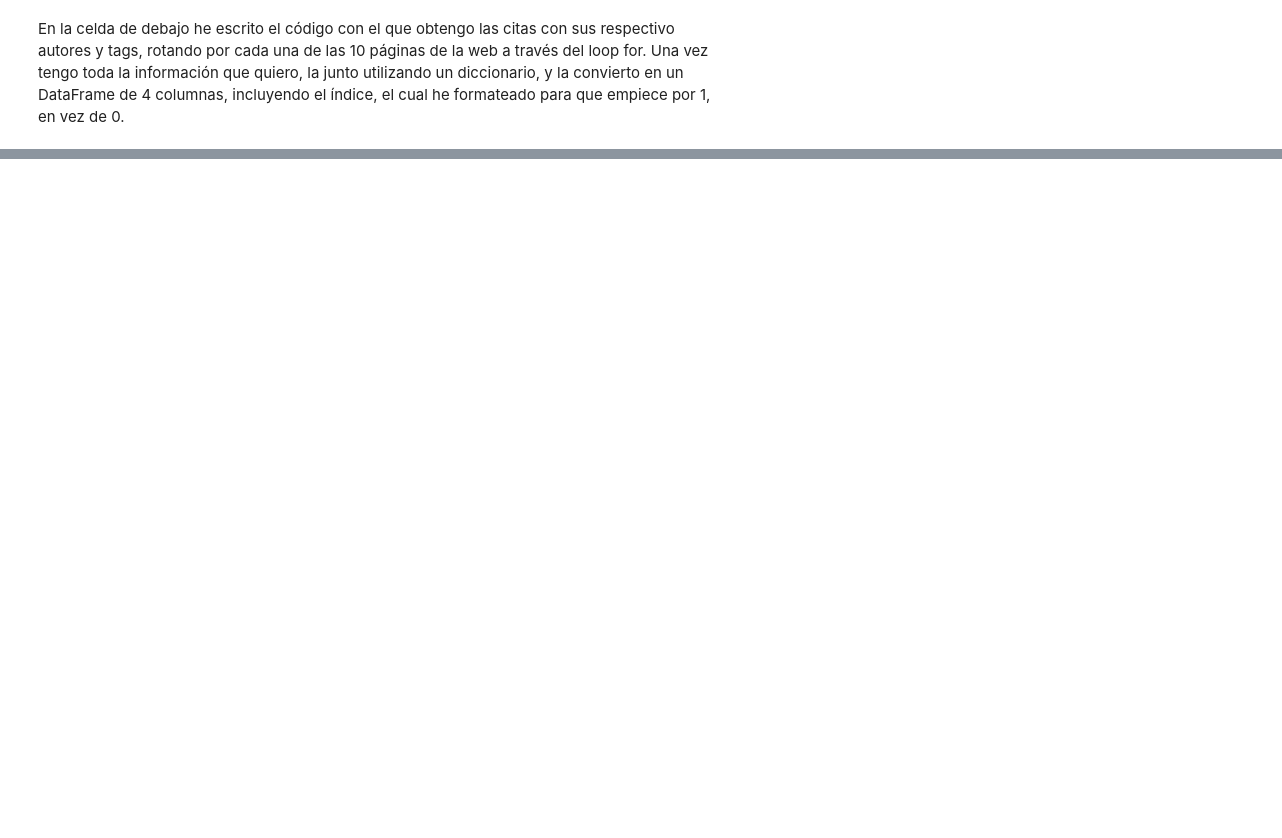
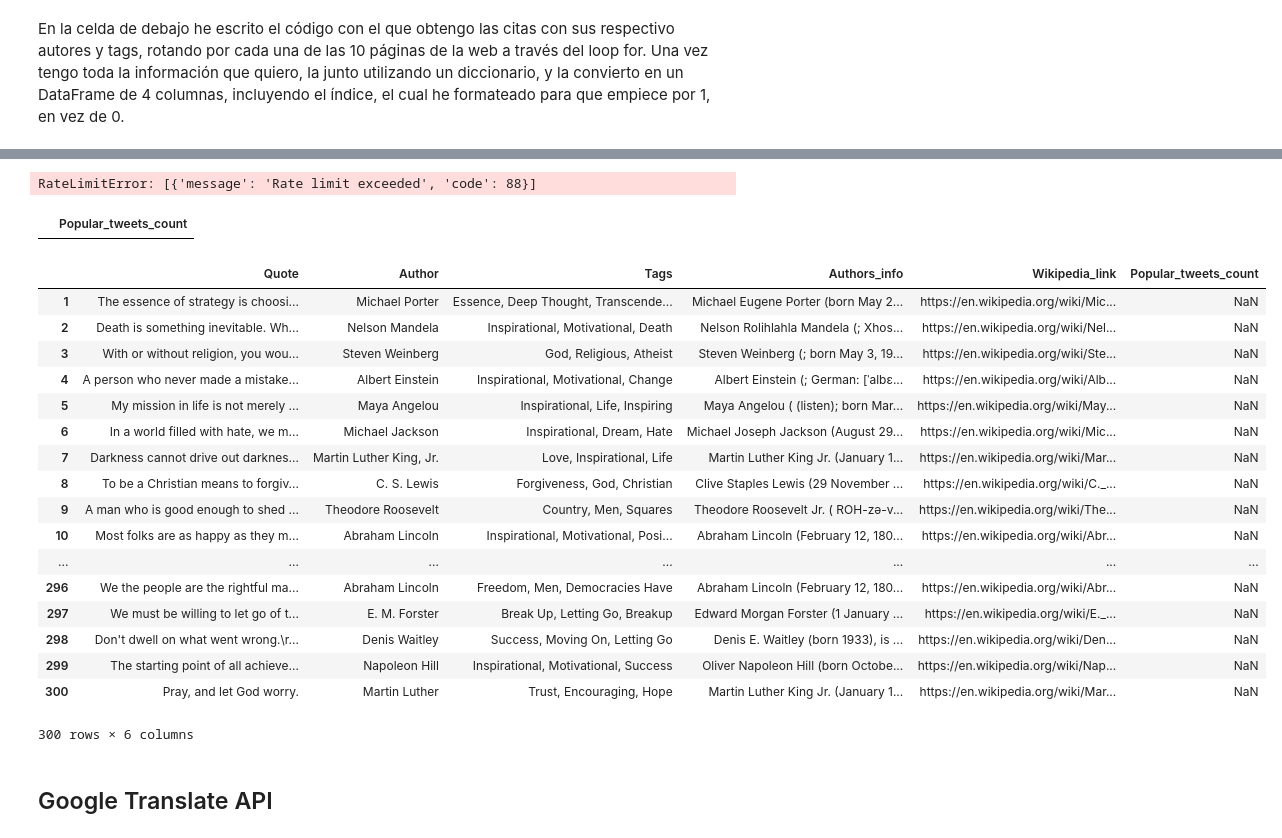
Before and after one commit to alejandroperela/datamad0119, a Jupyter notebook: module-1/web-project/your-code/Main.ipynb, the cells around one changed output, grey strips where cells are left out. Saved outputs shown, nothing was run; the diff lists cells and outputs as text; code cells hidden in the pictures; blank space fills up the shorter version.

```diff
--- a/module-1/web-project/your-code/Main.ipynb
+++ b/module-1/web-project/your-code/Main.ipynb
@@ -152,0 +118,3 @@ print(DATA)
+# %%
+final = pd.concat([data, info], axis = 1, )
+final.head()
@@ -152,0 +136,47 @@ print(DATA)
+# %%
+API_KEY = "RMWYgf9Sqeg5KHXZBXIDObEYr"
+API_SECRET = "7Bn4txTaTp5RW3mIVWJ5E8aIw1k4KvUzkd8HWGvzcH1TwqM4Qk"
+ACCESS_TOKEN = "385891004-NSZjAh60rbYBC1yb4VxTC4uqyabLSdT29hBFhEMw"
+ACCESS_TOKEN_SECRET = "7PRcEc2X3ZZ44q45u8DQ6pjvlsxAxGNYNGKrd06XDeLAu"
+
+auth = tweepy.OAuthHandler(API_KEY, API_SECRET)
+auth.set_access_token(ACCESS_TOKEN, ACCESS_TOKEN_SECRET)
+api = tweepy.API(auth)
+# %%
+lista_tweets = []
+
+for author in merged_authors:
+    results = api.search(q=aut, result_type = "recent", count = 100)
+    lista_tweets.append(len(results))
+# %% [output]
+RateLimitError: [{'message': 'Rate limit exceeded', 'code': 88}]
+# %%
+lista_tweets = pd.DataFrame({'Popular_tweets_count':lista_tweets})
+lista_tweets.index = np.arange(1, len(lista_tweets)+1)
+lista_tweets.head(35)
+# %% [output]
+|  | Popular_tweets_count |
+# %%
+final2 = pd.concat([final, lista_tweets], axis = 1, )
+final2.head(300)
+# %% [output]
+|  | Quote | Author | Tags | Authors_info | Wikipedia_link | Popular_tweets_count |
+| 1 | The essence of strategy is choosi... | Michael Porter | Essence, Deep Thought, Transcende... | Michael Eugene Porter (born May 2... | https://en.wikipedia.org/wiki/Mic... | NaN |
+| 2 | Death is something inevitable. Wh... | Nelson Mandela | Inspirational, Motivational, Death | Nelson Rolihlahla Mandela (; Xhos... | https://en.wikipedia.org/wiki/Nel... | NaN |
+| 3 | With or without religion, you wou... | Steven Weinberg | God, Religious, Atheist | Steven Weinberg (; born May 3, 19... | https://en.wikipedia.org/wiki/Ste... | NaN |
+| 4 | A person who never made a mistake... | Albert Einstein | Inspirational, Motivational, Change | Albert Einstein (; German: [ˈalbɛ... | https://en.wikipedia.org/wiki/Alb... | NaN |
+| 5 | My mission in life is not merely ... | Maya Angelou | Inspirational, Life, Inspiring | Maya Angelou ( (listen); born Mar... | https://en.wikipedia.org/wiki/May... | NaN |
+| 6 | In a world filled with hate, we m... | Michael Jackson | Inspirational, Dream, Hate | Michael Joseph Jackson (August 29... | https://en.wikipedia.org/wiki/Mic... | NaN |
+| 7 | Darkness cannot drive out darknes... | Martin Luther King, Jr. | Love, Inspirational, Life | Martin Luther King Jr. (January 1... | https://en.wikipedia.org/wiki/Mar... | NaN |
+| 8 | To be a Christian means to forgiv... | C. S. Lewis | Forgiveness, God, Christian | Clive Staples Lewis (29 November ... | https://en.wikipedia.org/wiki/C._... | NaN |
+| 9 | A man who is good enough to shed ... | Theodore Roosevelt | Country, Men, Squares | Theodore Roosevelt Jr. ( ROH-zə-v... | https://en.wikipedia.org/wiki/The... | NaN |
+| 10 | Most folks are as happy as they m... | Abraham Lincoln | Inspirational, Motivational, Posi... | Abraham Lincoln (February 12, 180... | https://en.wikipedia.org/wiki/Abr... | NaN |
+| ... | ... | ... | ... | ... | ... | ... |
+| 296 | We the people are the rightful ma... | Abraham Lincoln | Freedom, Men, Democracies Have | Abraham Lincoln (February 12, 180... | https://en.wikipedia.org/wiki/Abr... | NaN |
+| 297 | We must be willing to let go of t... | E. M. Forster | Break Up, Letting Go, Breakup | Edward Morgan Forster (1 January ... | https://en.wikipedia.org/wiki/E._... | NaN |
+| 298 | Don't dwell on what went wrong.\r... | Denis Waitley | Success, Moving On, Letting Go | Denis E. Waitley (born 1933), is ... | https://en.wikipedia.org/wiki/Den... | NaN |
+| 299 | The starting point of all achieve... | Napoleon Hill | Inspirational, Motivational, Success | Oliver Napoleon Hill (born Octobe... | https://en.wikipedia.org/wiki/Nap... | NaN |
+| 300 | Pray, and let God worry. | Martin Luther | Trust, Encouraging, Hope | Martin Luther King Jr. (January 1... | https://en.wikipedia.org/wiki/Mar... | NaN |
+300 rows × 6 columns
+# %% [markdown]
+## Google Translate API
```
Also changed, not shown: parts of 24 cells of this notebook, 1 other file.
